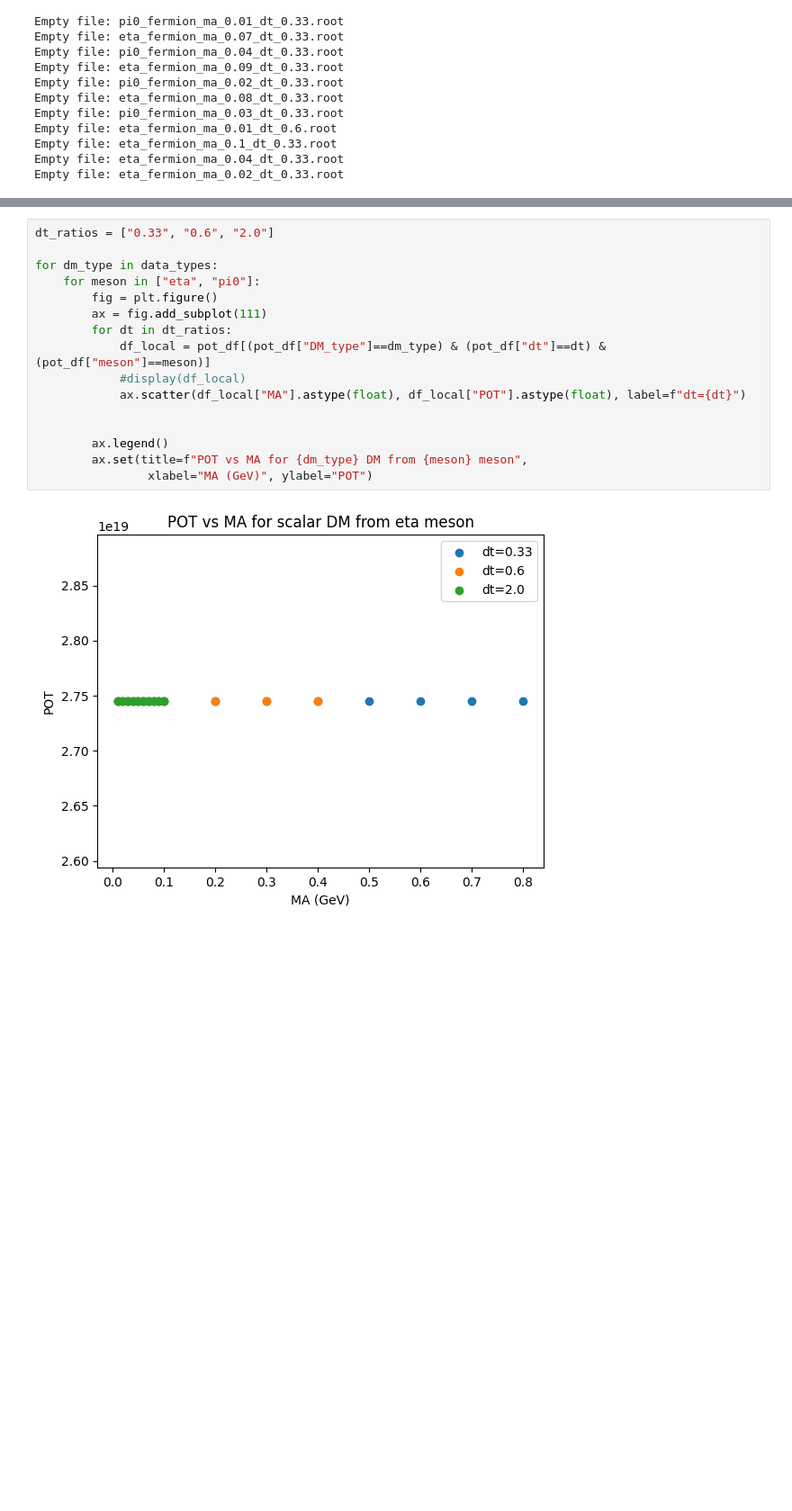
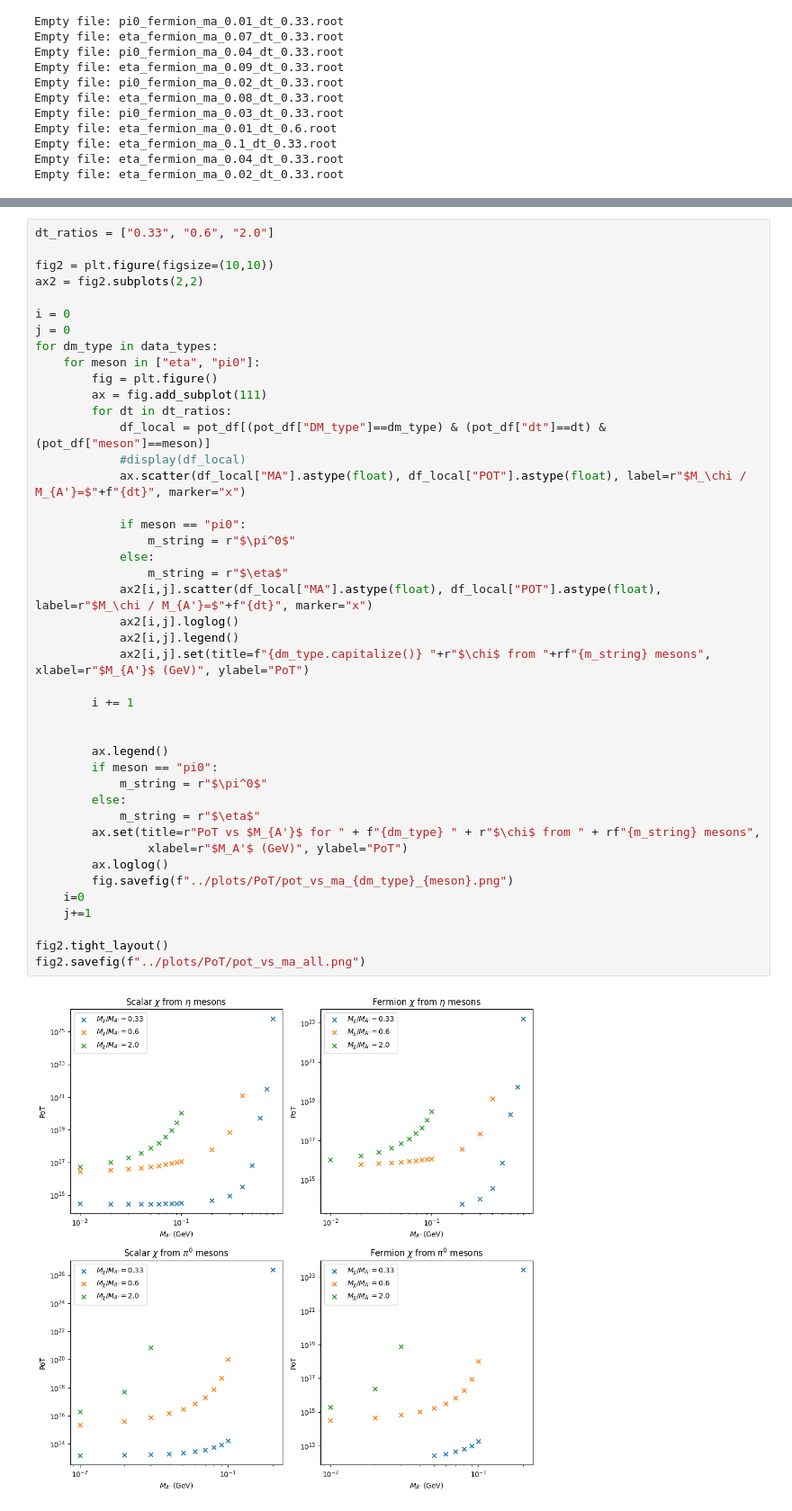
Before and after one commit to amh-137/DarkElectronScatter, a Jupyter notebook: notebooks/kinematics.ipynb, the cells around one changed output, grey strips where cells are left out. Shown at 90% size. Drawn from its saved outputs; the diff is of its cells as text; blank space fills up the shorter version.

Commit message:
4 plot

```diff
--- a/notebooks/kinematics.ipynb
+++ b/notebooks/kinematics.ipynb
@@ -209,18 +209,45 @@ pot_df.to_csv("../data/csv/pot_all_w_1.csv", index=False)
 # %%
 dt_ratios = ["0.33", "0.6", "2.0"]
 
+fig2 = plt.figure(figsize=(10,10))
+ax2 = fig2.subplots(2,2)
+
+i = 0
+j = 0
 for dm_type in data_types:
     for meson in ["eta", "pi0"]:
         fig = plt.figure()
         ax = fig.add_subplot(111)
         for dt in dt_ratios:
             df_local = pot_df[(pot_df["DM_type"]==dm_type) & (pot_df["dt"]==dt) & (pot_df["meson"]==meson)]
             #display(df_local)
-            ax.scatter(df_local["MA"].astype(float), df_local["POT"].astype(float), label=f"dt={dt}")
+            ax.scatter(df_local["MA"].astype(float), df_local["POT"].astype(float), label=r"$M_\chi / M_{A'}=$"+f"{dt}", marker="x")
+
+            if meson == "pi0":
+                m_string = r"$\pi^0$"
+            else:
+                m_string = r"$\eta$"
+            ax2[i,j].scatter(df_local["MA"].astype(float), df_local["POT"].astype(float), label=r"$M_\chi / M_{A'}=$"+f"{dt}", marker="x")
+            ax2[i,j].loglog()
+            ax2[i,j].legend()
+            ax2[i,j].set(title=f"{dm_type.capitalize()} "+r"$\chi$ from "+rf"{m_string} mesons", xlabel=r"$M_{A'}$ (GeV)", ylabel="PoT")
+
+        i += 1
 
 
         ax.legend()
-        ax.set(title=f"POT vs MA for {dm_type} DM from {meson} meson",
-                xlabel="MA (GeV)", ylabel="POT")
+        if meson == "pi0":
+            m_string = r"$\pi^0$"
+        else:
+            m_string = r"$\eta$"
+        ax.set(title=r"PoT vs $M_{A'}$ for " + f"{dm_type} " + r"$\chi$ from " + rf"{m_string} mesons",
+                xlabel=r"$M_A'$ (GeV)", ylabel="PoT")
+        ax.loglog()
+        fig.savefig(f"../plots/PoT/pot_vs_ma_{dm_type}_{meson}.png")
+    i=0
+    j+=1
+
+fig2.tight_layout()
+fig2.savefig(f"../plots/PoT/pot_vs_ma_all.png")
 # %% [output]
-[figure, old version]
+[figure, new version]
```
Also changed, not shown: parts of 2 cells of this notebook.
